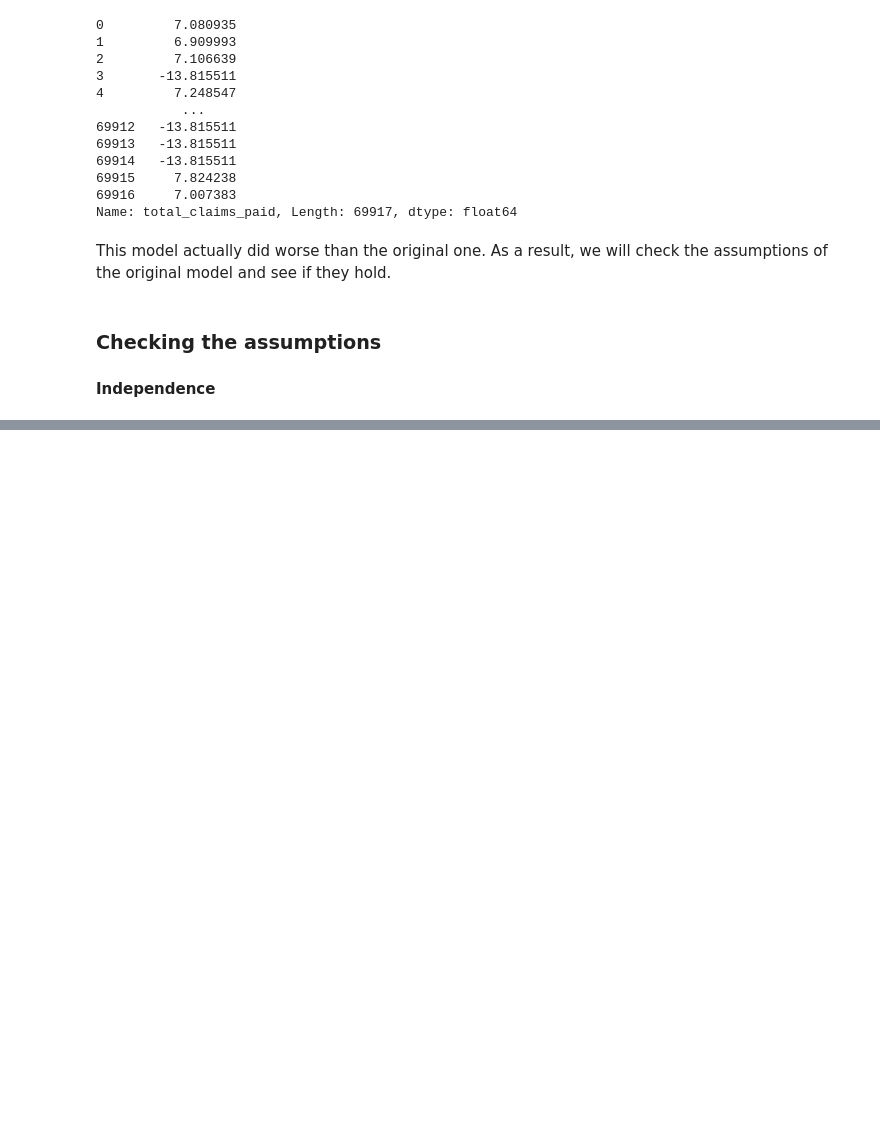
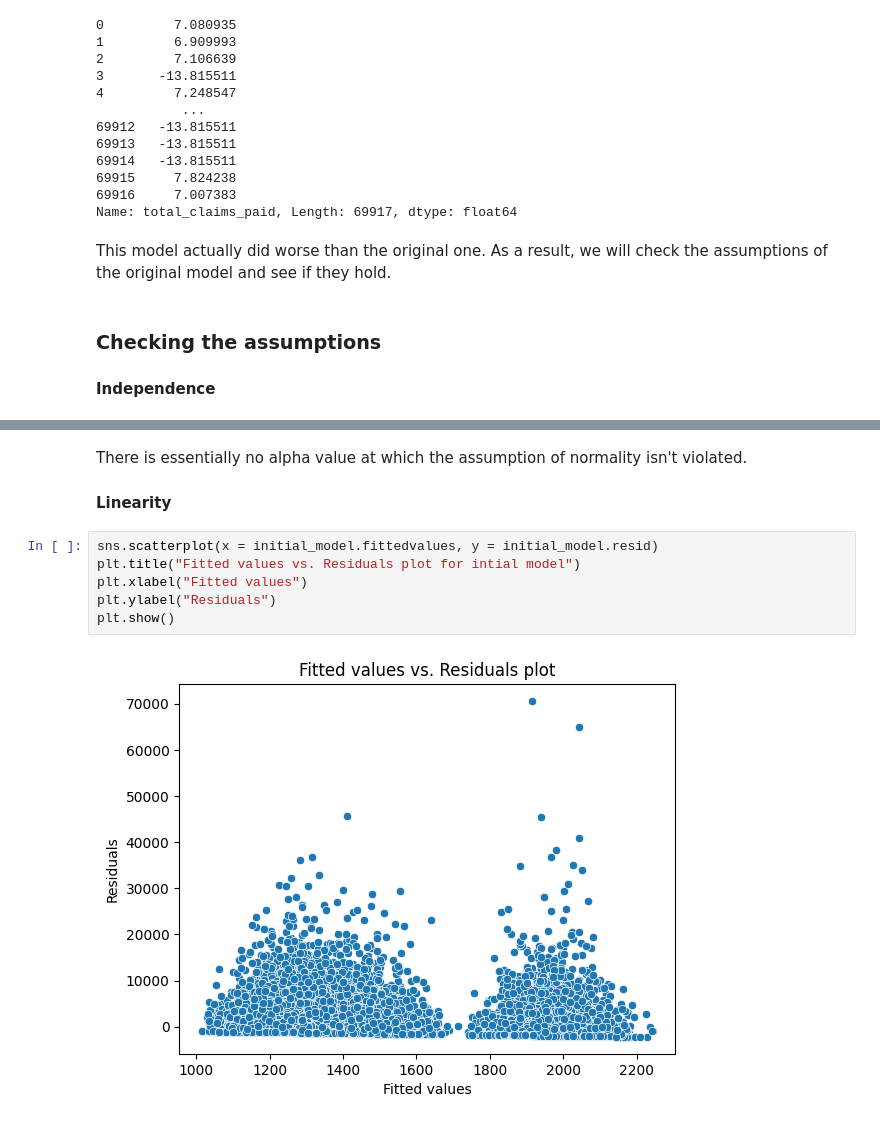
Before and after one commit to jmc8290/dataScienceFoundationsProject, a Jupyter notebook: workbooks/linearAssumptionsWorkbook.ipynb, the cells around one changed output, grey strips where cells are left out. Saved outputs shown, nothing was run; the diff lists cells and outputs as text; blank space fills up the shorter version.

```diff
--- a/workbooks/linearAssumptionsWorkbook.ipynb
+++ b/workbooks/linearAssumptionsWorkbook.ipynb
@@ -119,0 +130,12 @@ This model actually did worse than the original one. As a result, we will check
+# %% [markdown]
+There is essentially no alpha value at which the assumption of normality isn't violated.
+
+#### Linearity
+# %%
+sns.scatterplot(x = initial_model.fittedvalues, y = initial_model.resid)
+plt.title("Fitted values vs. Residuals plot for intial model")
+plt.xlabel("Fitted values")
+plt.ylabel("Residuals")
+plt.show()
+# %% [output]
+[figure, added]
```
Also changed, not shown: parts of 11 cells of this notebook.
